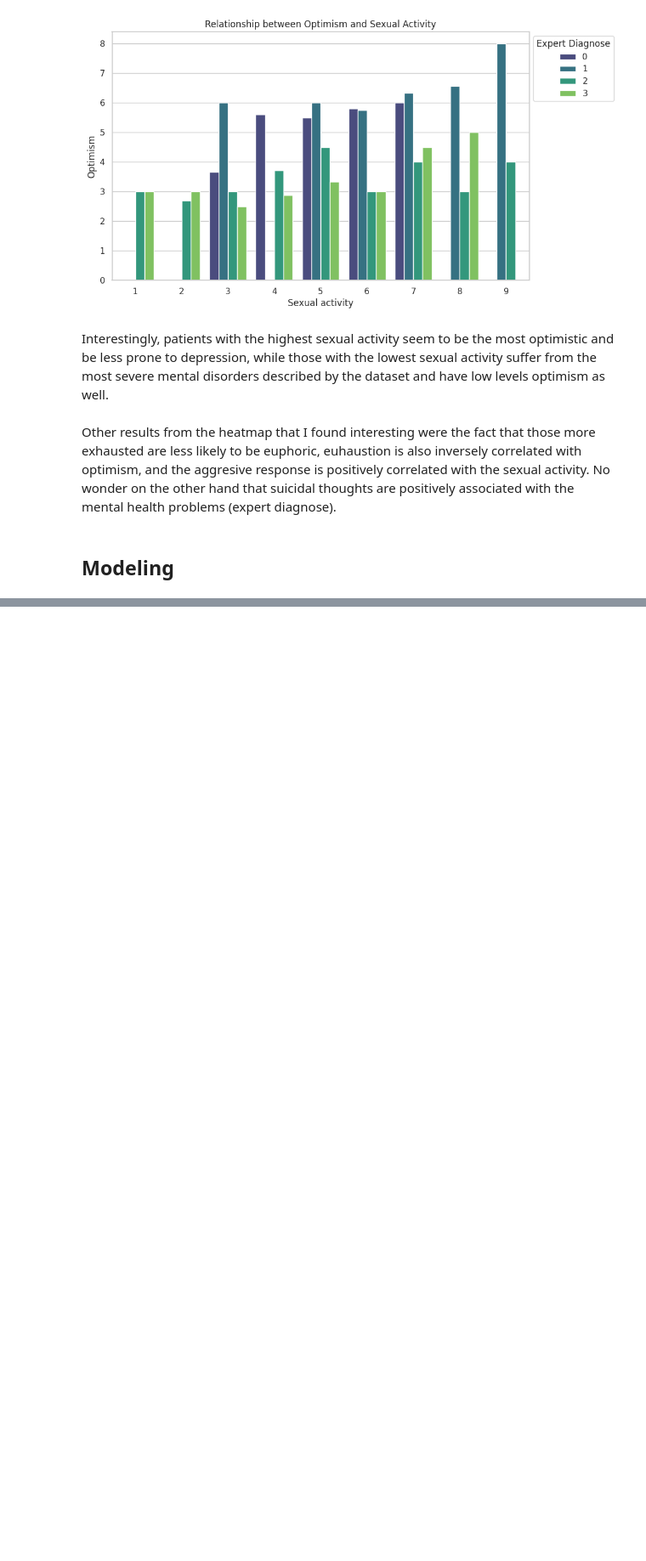
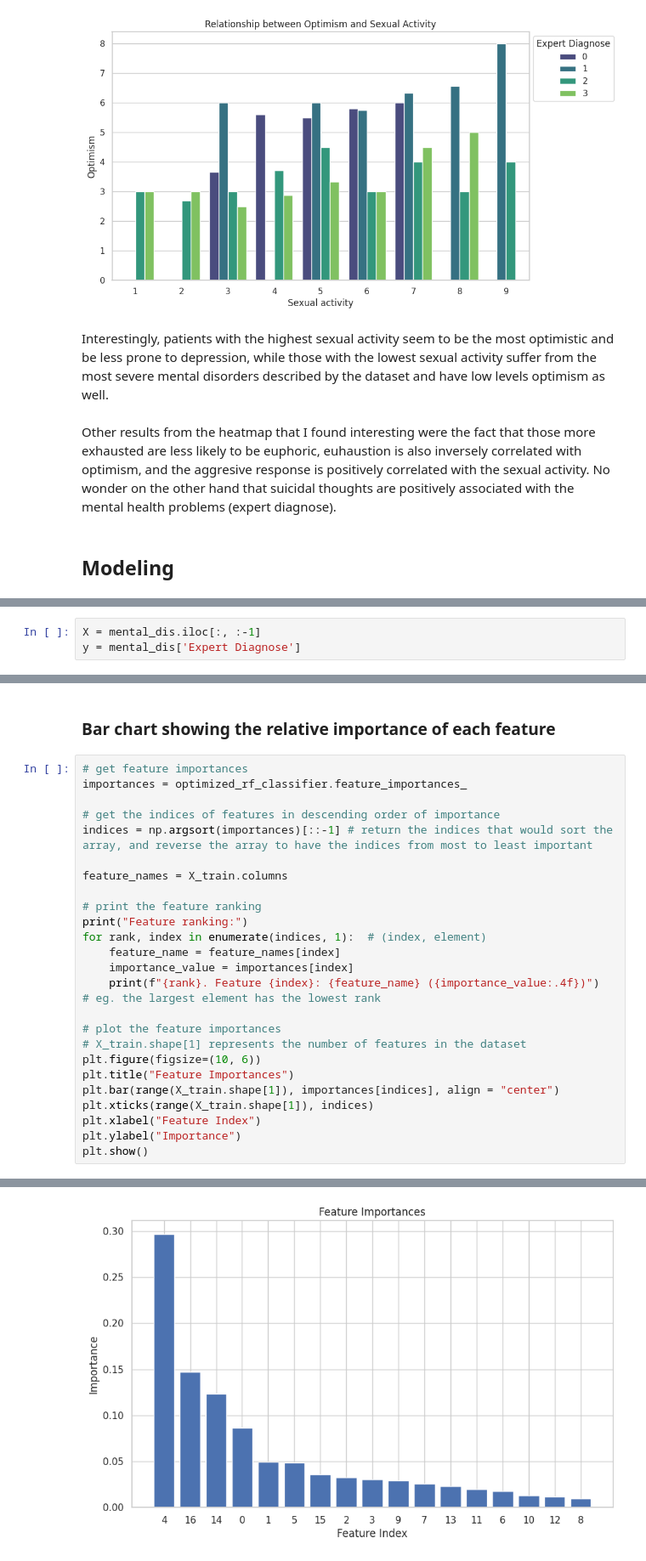
Before and after one commit to stangeorgiana18/mental_disorder-binary-classifier, a Jupyter notebook: mental-disorder-classifier.ipynb, the cells around one changed output, grey strips where cells are left out. Shown at 85% size. Cells and saved outputs as stored; diff of their text form; blank space fills up the shorter version.

```diff
--- a/mental-disorder-classifier.ipynb
+++ b/mental-disorder-classifier.ipynb
@@ -265,0 +276,3 @@ Other results from the heatmap that I found interesting were the fact that those
+# %%
+X = mental_dis.iloc[:, :-1]
+y = mental_dis['Expert Diagnose']
@@ -265,0 +349,29 @@ Other results from the heatmap that I found interesting were the fact that those
+# %% [markdown]
+### Bar chart showing the relative importance of each feature
+# %%
+# get feature importances
+importances = optimized_rf_classifier.feature_importances_
+
+# get the indices of features in descending order of importance
+indices = np.argsort(importances)[::-1] # return the indices that would sort the array, and reverse the array to have the indices from most to least important
+
+feature_names = X_train.columns
+
+# print the feature ranking
+print("Feature ranking:")
+for rank, index in enumerate(indices, 1):  # (index, element)
+    feature_name = feature_names[index]
+    importance_value = importances[index]
+    print(f"{rank}. Feature {index}: {feature_name} ({importance_value:.4f})")
+# eg. the largest element has the lowest rank
+
+# plot the feature importances
+# X_train.shape[1] represents the number of features in the dataset
+plt.figure(figsize=(10, 6))
+plt.title("Feature Importances")
+plt.bar(range(X_train.shape[1]), importances[indices], align = "center")
+plt.xticks(range(X_train.shape[1]), indices)
+plt.xlabel("Feature Index")
+plt.ylabel("Importance")
+plt.show()
+# %% [output]
@@ -265,0 +396 @@ Other results from the heatmap that I found interesting were the fact that those
+[figure, added]
```
Also changed, not shown: parts of 26 cells of this notebook.
